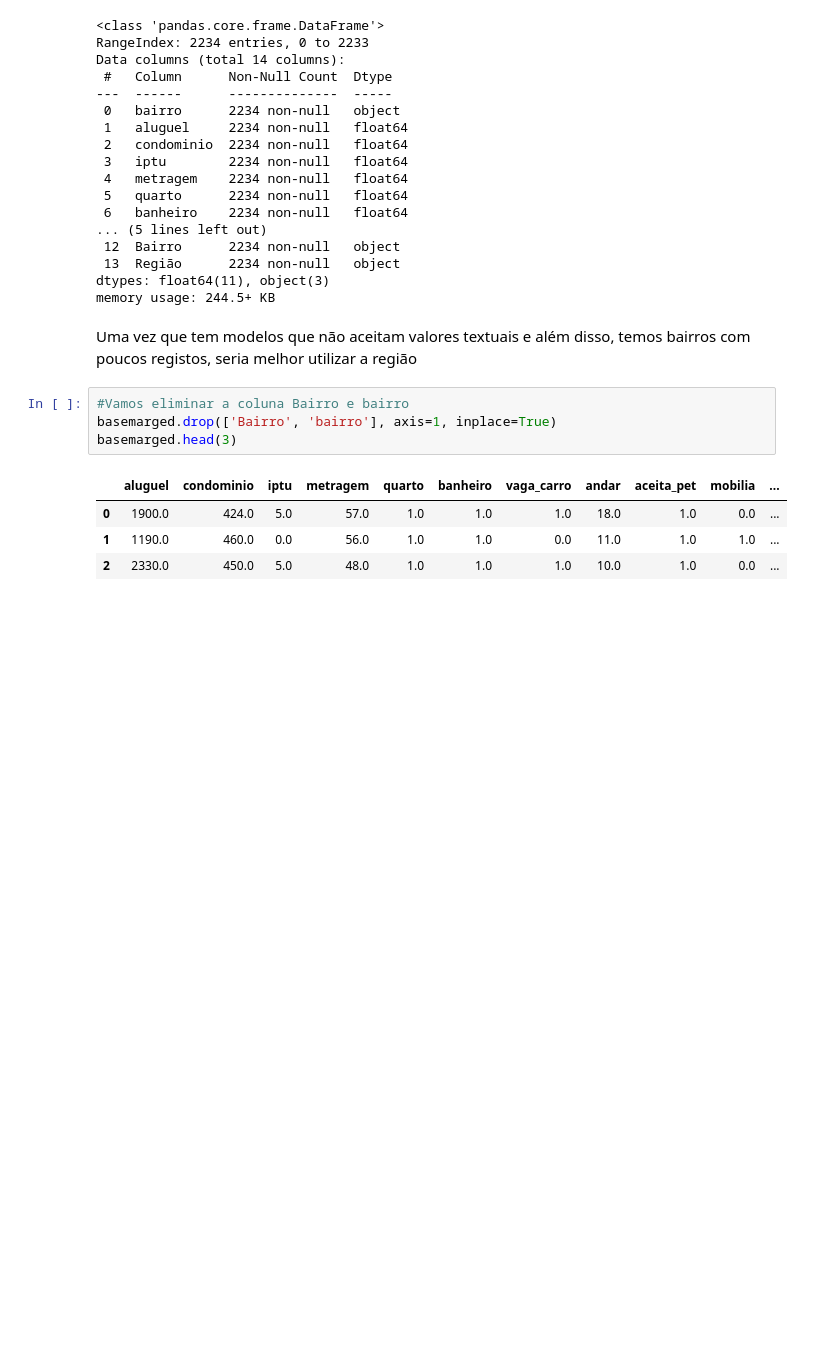
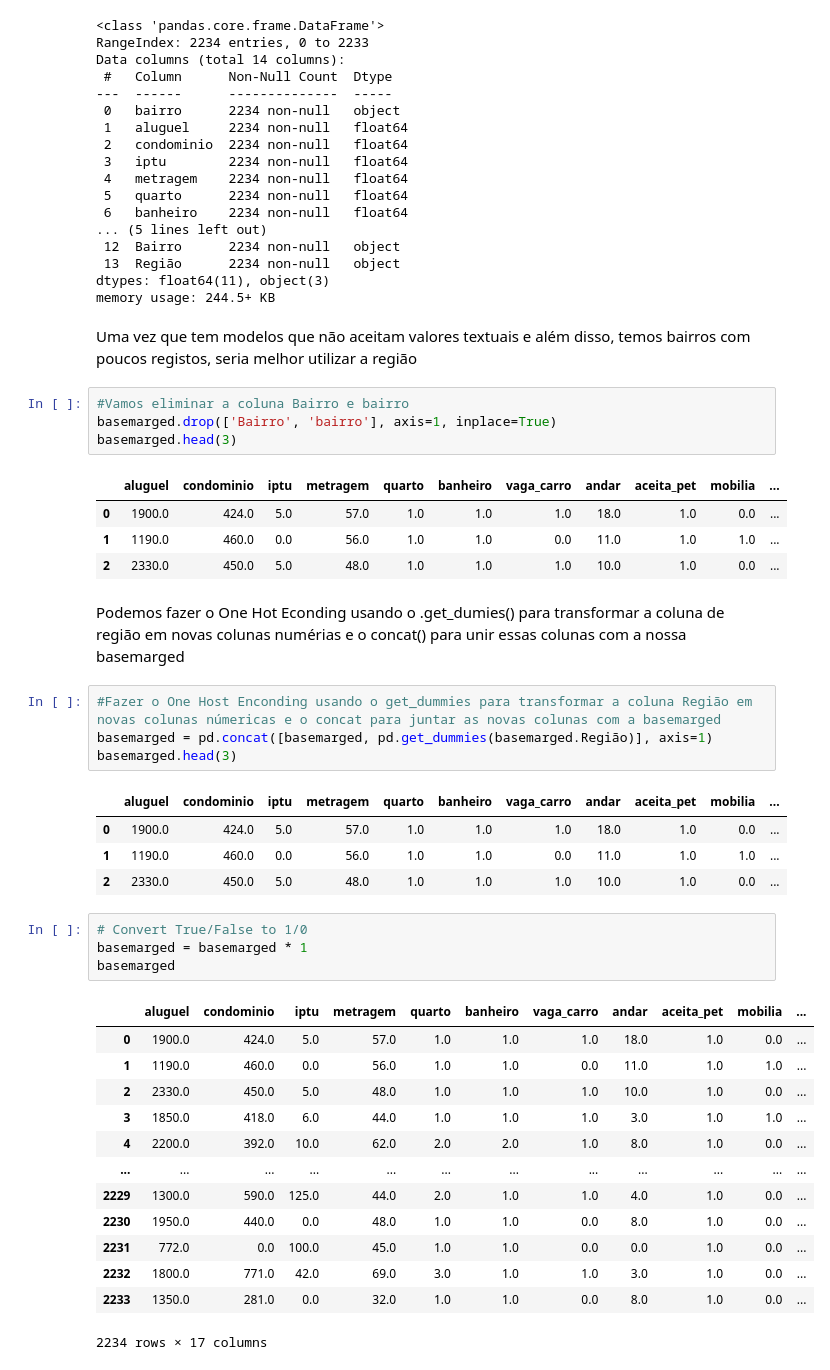
Before and after one commit to abilioepalanga/Market-Value-Predictor-Airbnb, a Jupyter notebook: main.ipynb, the cells around one changed output. Cells and saved outputs as stored; diff of their text form; blank space fills up the shorter version.

Commit message:
Conversão de texto para binário

```diff
--- a/main.ipynb
+++ b/main.ipynb
@@ -1563,3 +1563,32 @@ basemarged.head(3)
 | 0 | 1900.0 | 424.0 | 5.0 | 57.0 | 1.0 | 1.0 | 1.0 | 18.0 | 1.0 | 0.0 | ... |
 | 1 | 1190.0 | 460.0 | 0.0 | 56.0 | 1.0 | 1.0 | 0.0 | 11.0 | 1.0 | 1.0 | ... |
 | 2 | 2330.0 | 450.0 | 5.0 | 48.0 | 1.0 | 1.0 | 1.0 | 10.0 | 1.0 | 0.0 | ... |
+# %% [markdown]
+Podemos fazer o One Hot Econding usando o .get_dumies() para transformar a coluna de região em novas colunas numérias e o concat() para unir essas colunas com a nossa basemarged
+# %%
+#Fazer o One Host Enconding usando o get_dummies para transformar a coluna Região em novas colunas númericas e o concat para juntar as novas colunas com a basemarged
+basemarged = pd.concat([basemarged, pd.get_dummies(basemarged.Região)], axis=1)
+basemarged.head(3)
+# %% [output]
+|  | aluguel | condominio | iptu | metragem | quarto | banheiro | vaga_carro | andar | aceita_pet | mobilia | ... |
+| 0 | 1900.0 | 424.0 | 5.0 | 57.0 | 1.0 | 1.0 | 1.0 | 18.0 | 1.0 | 0.0 | ... |
+| 1 | 1190.0 | 460.0 | 0.0 | 56.0 | 1.0 | 1.0 | 0.0 | 11.0 | 1.0 | 1.0 | ... |
+| 2 | 2330.0 | 450.0 | 5.0 | 48.0 | 1.0 | 1.0 | 1.0 | 10.0 | 1.0 | 0.0 | ... |
+# %%
+# Convert True/False to 1/0
+basemarged = basemarged * 1
+basemarged
+# %% [output]
+|  | aluguel | condominio | iptu | metragem | quarto | banheiro | vaga_carro | andar | aceita_pet | mobilia | ... |
+| 0 | 1900.0 | 424.0 | 5.0 | 57.0 | 1.0 | 1.0 | 1.0 | 18.0 | 1.0 | 0.0 | ... |
+| 1 | 1190.0 | 460.0 | 0.0 | 56.0 | 1.0 | 1.0 | 0.0 | 11.0 | 1.0 | 1.0 | ... |
+| 2 | 2330.0 | 450.0 | 5.0 | 48.0 | 1.0 | 1.0 | 1.0 | 10.0 | 1.0 | 0.0 | ... |
+| 3 | 1850.0 | 418.0 | 6.0 | 44.0 | 1.0 | 1.0 | 1.0 | 3.0 | 1.0 | 1.0 | ... |
+| 4 | 2200.0 | 392.0 | 10.0 | 62.0 | 2.0 | 2.0 | 1.0 | 8.0 | 1.0 | 0.0 | ... |
+| ... | ... | ... | ... | ... | ... | ... | ... | ... | ... | ... | ... |
+| 2229 | 1300.0 | 590.0 | 125.0 | 44.0 | 2.0 | 1.0 | 1.0 | 4.0 | 1.0 | 0.0 | ... |
+| 2230 | 1950.0 | 440.0 | 0.0 | 48.0 | 1.0 | 1.0 | 0.0 | 8.0 | 1.0 | 0.0 | ... |
+| 2231 | 772.0 | 0.0 | 100.0 | 45.0 | 1.0 | 1.0 | 0.0 | 0.0 | 1.0 | 0.0 | ... |
+| 2232 | 1800.0 | 771.0 | 42.0 | 69.0 | 3.0 | 1.0 | 1.0 | 3.0 | 1.0 | 0.0 | ... |
+| 2233 | 1350.0 | 281.0 | 0.0 | 32.0 | 1.0 | 1.0 | 0.0 | 8.0 | 1.0 | 0.0 | ... |
+2234 rows × 17 columns
```
